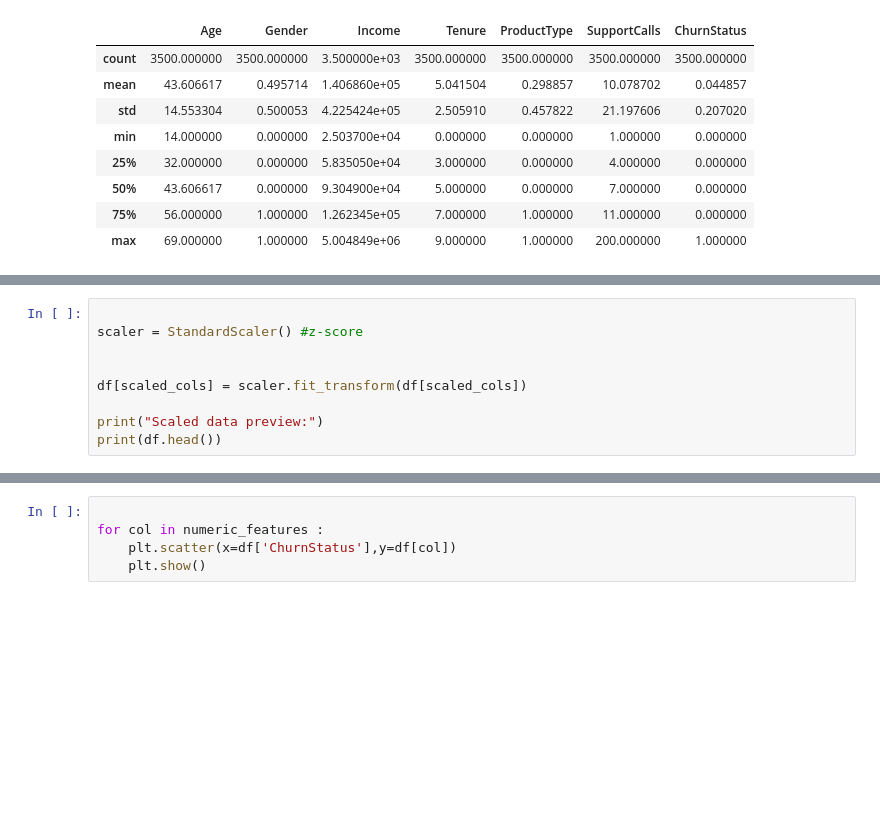
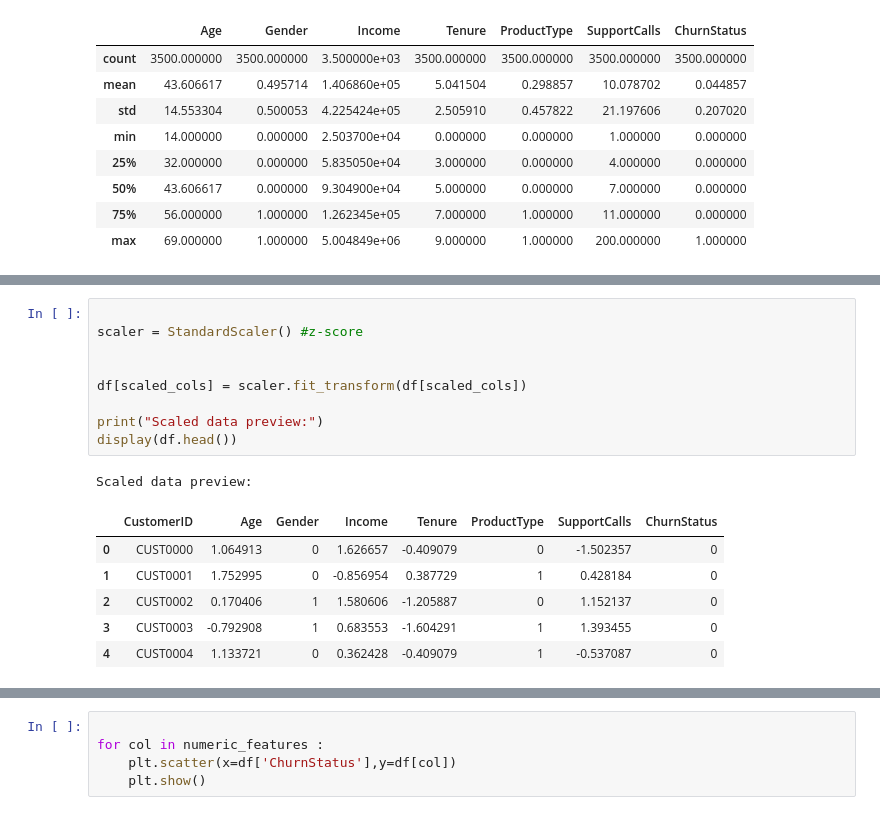
Before and after one commit to Anasbarghouthi/machine-learning, a Jupyter notebook: Assignment.ipynb, the cells around one changed output, grey strips where cells are left out. Drawn from its saved outputs; the diff is of its cells as text; blank space fills up the shorter version.

```diff
--- a/Assignment.ipynb
+++ b/Assignment.ipynb
@@ -113,12 +128,20 @@ print(df.describe())
 # %%
 
 scaler = StandardScaler() #z-score
 
 
 df[scaled_cols] = scaler.fit_transform(df[scaled_cols])
 
 print("Scaled data preview:")
-print(df.head())
+display(df.head())
+# %% [output]
+Scaled data preview:
+|  | CustomerID | Age | Gender | Income | Tenure | ProductType | SupportCalls | ChurnStatus |
+| 0 | CUST0000 | 1.064913 | 0 | 1.626657 | -0.409079 | 0 | -1.502357 | 0 |
+| 1 | CUST0001 | 1.752995 | 0 | -0.856954 | 0.387729 | 1 | 0.428184 | 0 |
+| 2 | CUST0002 | 0.170406 | 1 | 1.580606 | -1.205887 | 0 | 1.152137 | 0 |
+| 3 | CUST0003 | -0.792908 | 1 | 0.683553 | -1.604291 | 1 | 1.393455 | 0 |
+| 4 | CUST0004 | 1.133721 | 0 | 0.362428 | -0.409079 | 1 | -0.537087 | 0 |
 # %%
 
 for col in numeric_features:
```
Also changed, not shown: parts of 4 cells of this notebook.
